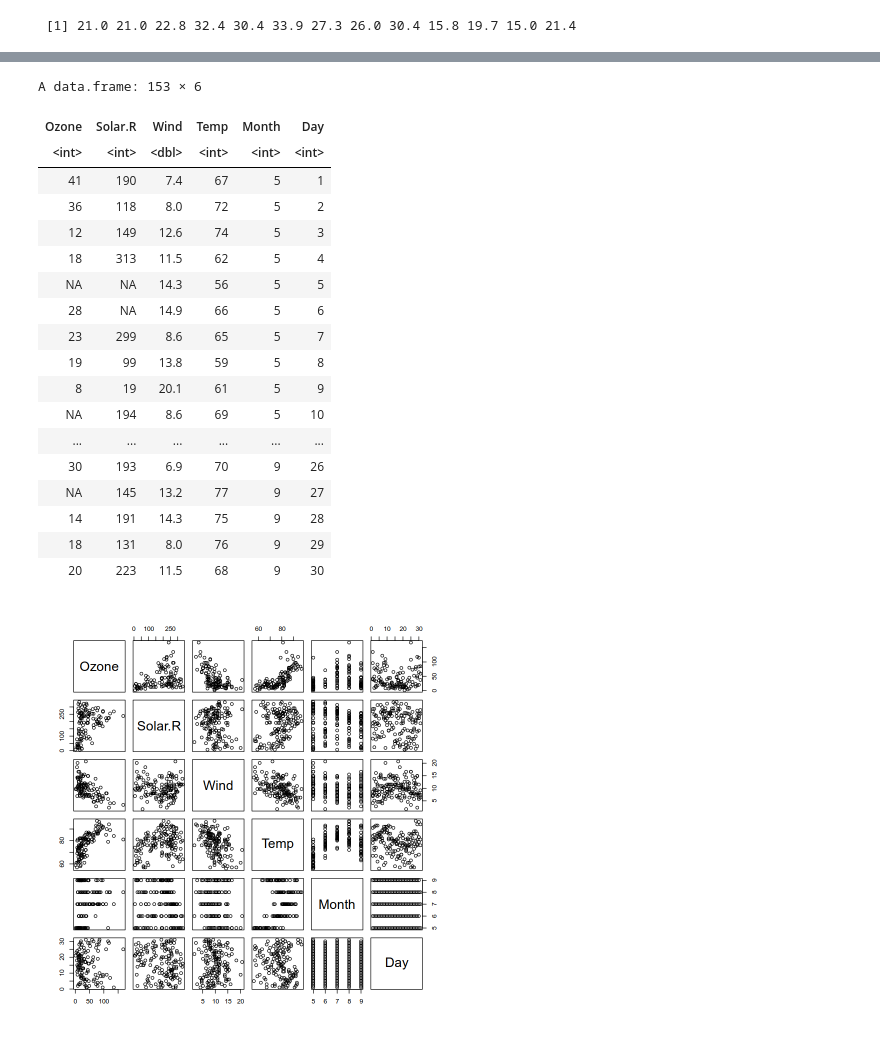
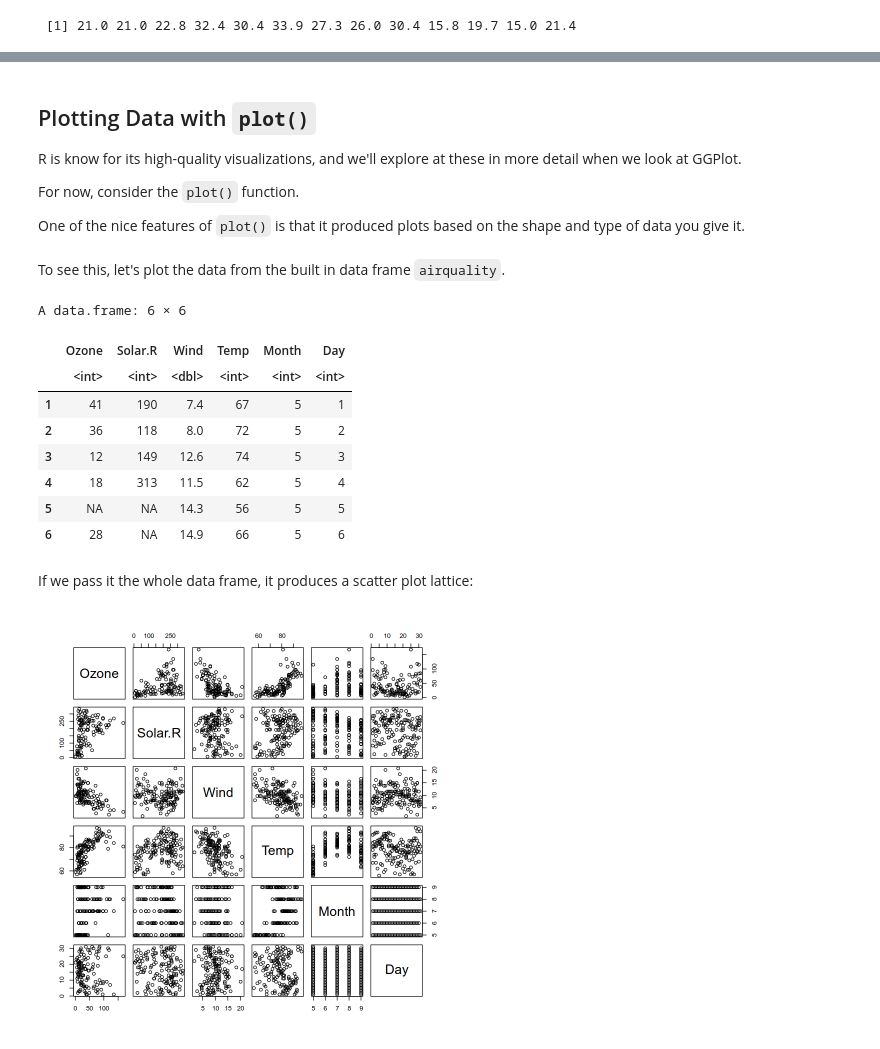
Before and after one commit to ontoligent/DS5100-book, a Jupyter notebook: notebooks/M10_RBasics/M10-04-DataFrames.ipynb, the cells around one changed output, grey strips where cells are left out. Cells and saved outputs as stored; diff of their text form; code cells hidden in the pictures.

```diff
--- a/notebooks/M10_RBasics/M10-04-DataFrames.ipynb
+++ b/notebooks/M10_RBasics/M10-04-DataFrames.ipynb
@@ -472,25 +427,28 @@ Let's plot the data from the built in data frame `airquality`.
+# %% [markdown]
+## Plotting Data with `plot()`
+
+R is know for its high-quality visualizations, and we'll explore at
+these in more detail when we look at GGPlot.
+
+For now, consider the `plot()` function.
+
+One of the nice features of `plot()` is that it produced plots based on the shape and type of data you give it.
+# %% [markdown]
+To see this, let's plot the data from the built in data frame `airquality`.
 # %%
-airquality
+head(airquality)
 # %% [output]
-A data.frame: 153 × 6
+A data.frame: 6 × 6
-| Ozone | Solar.R | Wind | Temp | Month | Day |
-| <int> | <int> | <dbl> | <int> | <int> | <int> |
-| 41 | 190 | 7.4 | 67 | 5 | 1 |
-| 36 | 118 | 8.0 | 72 | 5 | 2 |
-| 12 | 149 | 12.6 | 74 | 5 | 3 |
-| 18 | 313 | 11.5 | 62 | 5 | 4 |
-| NA | NA | 14.3 | 56 | 5 | 5 |
-| 28 | NA | 14.9 | 66 | 5 | 6 |
-| 23 | 299 | 8.6 | 65 | 5 | 7 |
-| 19 | 99 | 13.8 | 59 | 5 | 8 |
-| 8 | 19 | 20.1 | 61 | 5 | 9 |
-| NA | 194 | 8.6 | 69 | 5 | 10 |
-| ... | ... | ... | ... | ... | ... |
-| 30 | 193 | 6.9 | 70 | 9 | 26 |
-| NA | 145 | 13.2 | 77 | 9 | 27 |
-| 14 | 191 | 14.3 | 75 | 9 | 28 |
-| 18 | 131 | 8.0 | 76 | 9 | 29 |
-| 20 | 223 | 11.5 | 68 | 9 | 30 |
+|  | Ozone | Solar.R | Wind | Temp | Month | Day |
+|  | <int> | <int> | <dbl> | <int> | <int> | <int> |
+| 1 | 41 | 190 | 7.4 | 67 | 5 | 1 |
+| 2 | 36 | 118 | 8.0 | 72 | 5 | 2 |
+| 3 | 12 | 149 | 12.6 | 74 | 5 | 3 |
+| 4 | 18 | 313 | 11.5 | 62 | 5 | 4 |
+| 5 | NA | NA | 14.3 | 56 | 5 | 5 |
+| 6 | 28 | NA | 14.9 | 66 | 5 | 6 |
+# %% [markdown]
+If we pass it the whole data frame, it produces a scatter plot lattice:
 # %%
 plot(airquality)
 # %% [output]
```
Also changed, not shown: parts of 80 cells of this notebook, 20 other files.
